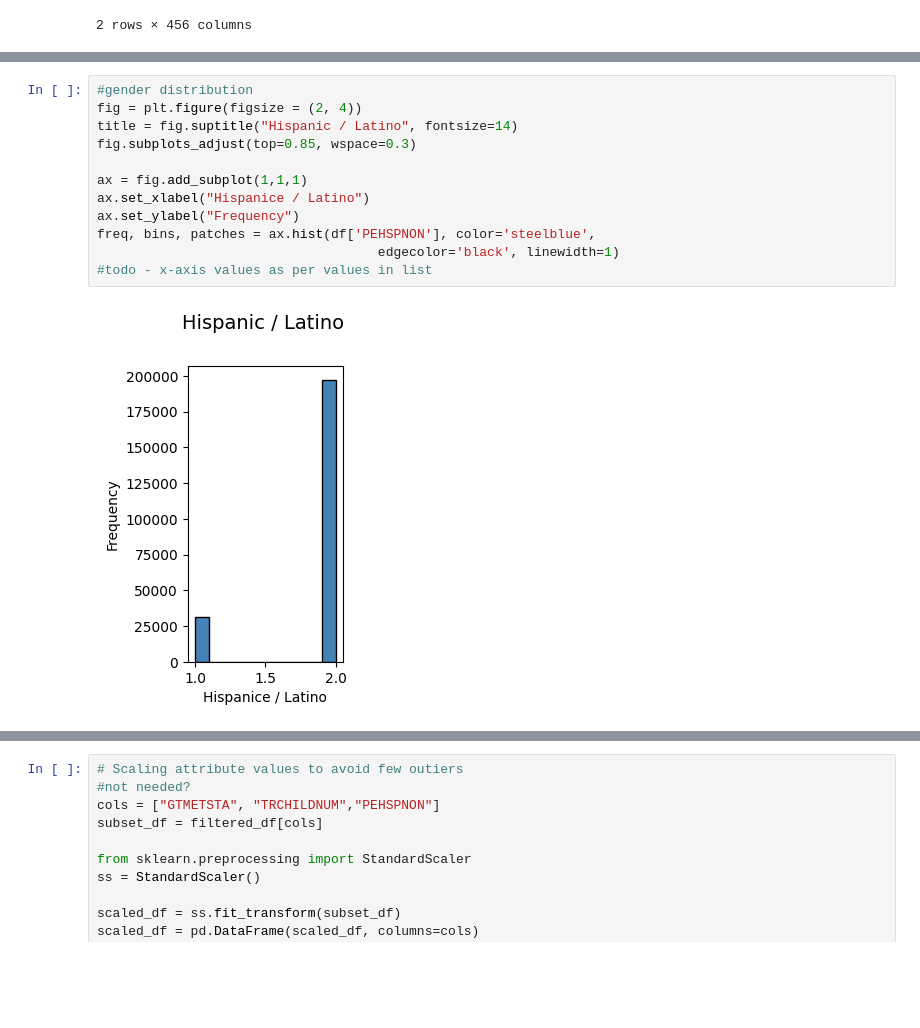
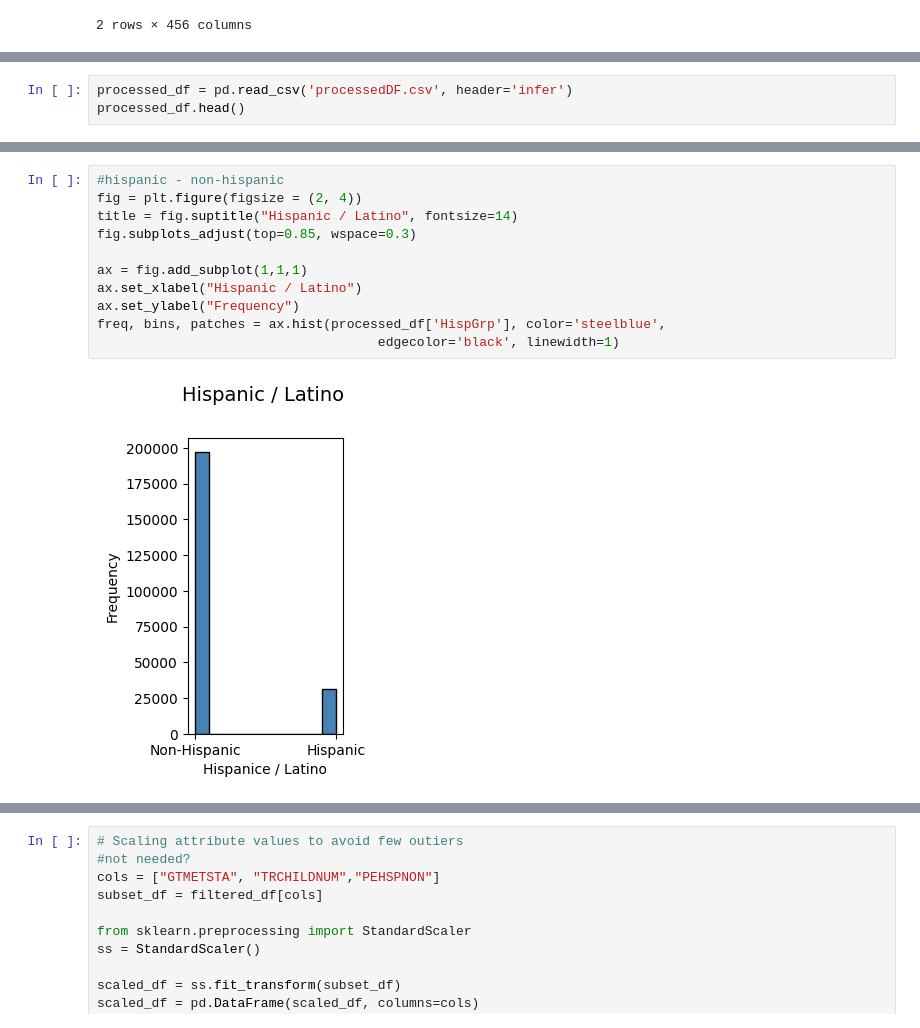
Before and after one commit to amolahinge/CS765-group-population, a Jupyter notebook: CS765_Project_2.ipynb, the cells around one changed output, grey strips where cells are left out. Saved outputs shown, nothing was run; the diff lists cells and outputs as text; blank space fills up the shorter version.

```diff
--- a/CS765_Project_2.ipynb
+++ b/CS765_Project_2.ipynb
@@ -32,0 +13,3 @@ df.head(2)
+# %%
+processed_df = pd.read_csv('processedDF.csv', header='infer')
+processed_df.head()
@@ -123,17 +134,16 @@ freq, bins, patches = ax.hist(df['TESEX'], color='steelblue',
 # %%
-#gender distribution
+#hispanic - non-hispanic
 fig = plt.figure(figsize = (2, 4))
 title = fig.suptitle("Hispanic / Latino", fontsize=14)
 fig.subplots_adjust(top=0.85, wspace=0.3)
 
 ax = fig.add_subplot(1,1,1)
-ax.set_xlabel("Hispanice / Latino")
+ax.set_xlabel("Hispanic / Latino")
 ax.set_ylabel("Frequency")
-freq, bins, patches = ax.hist(df['PEHSPNON'], color='steelblue',
+freq, bins, patches = ax.hist(processed_df['HispGrp'], color='steelblue',
                                     edgecolor='black', linewidth=1)
-#todo - x-axis values as per values in list
 # %% [output]
-[figure, old version]
+[figure, new version]
 # %%
 #2d
 filtered_df = pd.read_csv('atussum_0321.csv', header='infer', usecols=["TESEX", "GTMETSTA", "TRCHILDNUM","PEHSPNON","TEAGE"])
```
Also changed, not shown: parts of 20 cells of this notebook.
